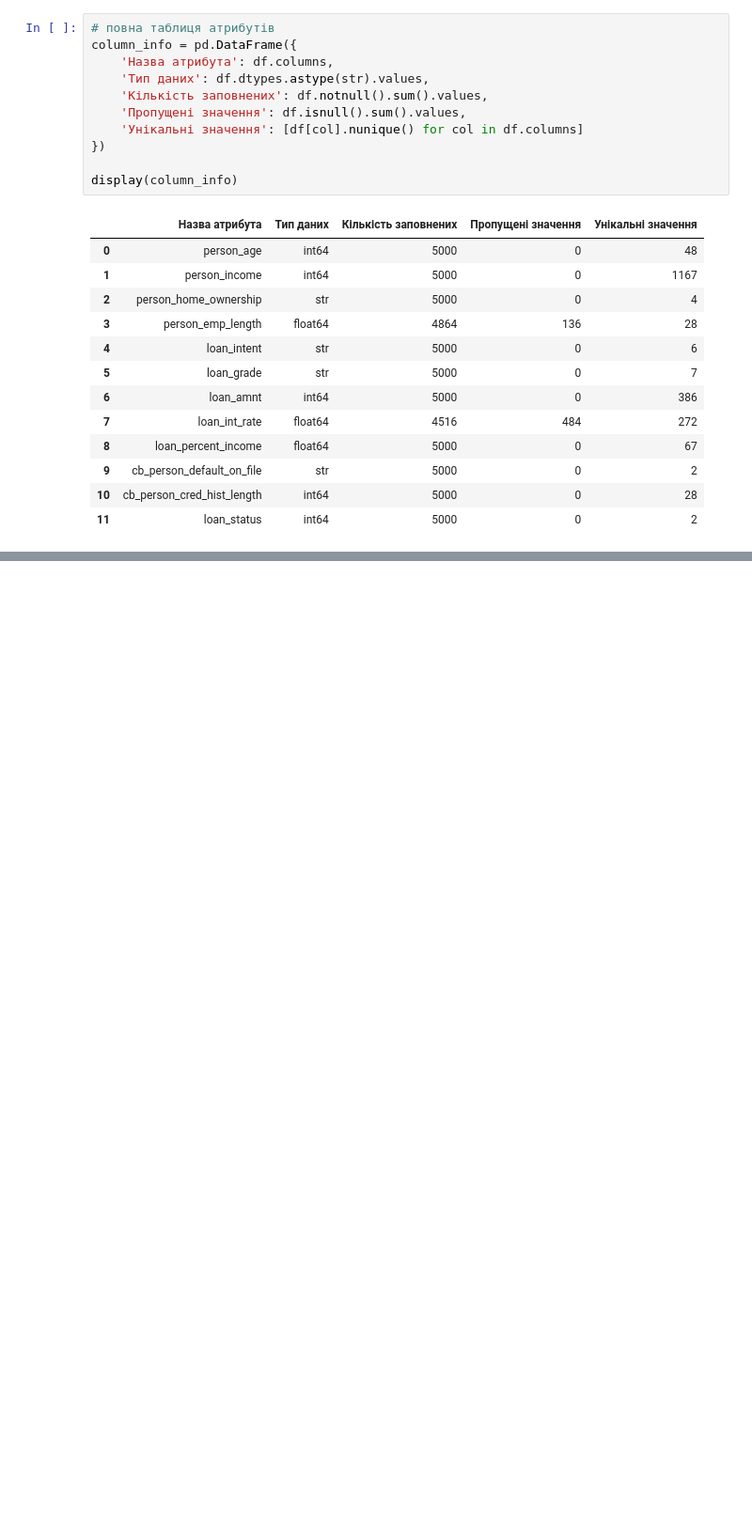
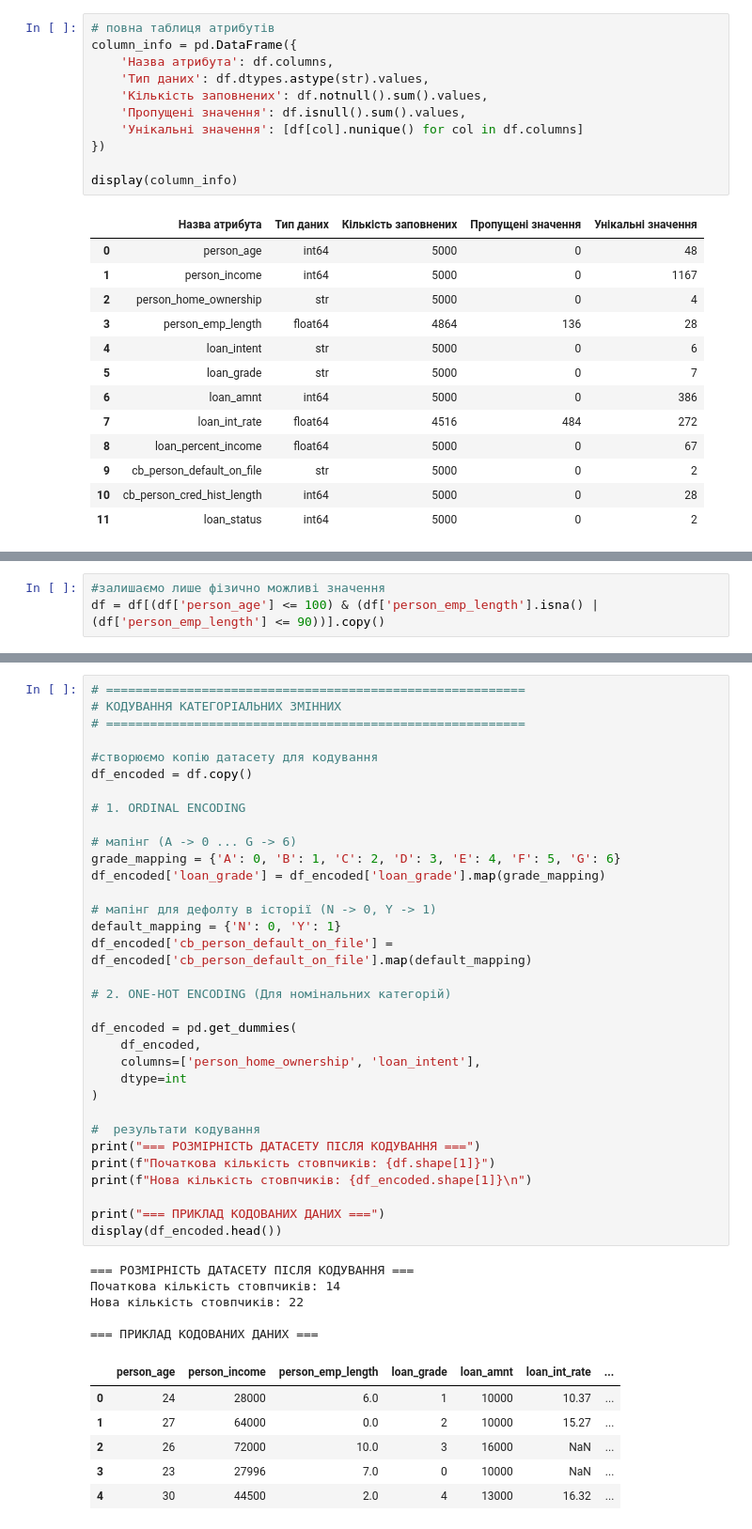
Before and after one commit to sonyalev/credit-risk, a Jupyter notebook: Stage1.ipynb, the cells around one changed output, grey strips where cells are left out. Shown at 94% size. Cells and saved outputs as stored; diff of their text form; blank space fills up the shorter version.

```diff
--- a/Stage1.ipynb
+++ b/Stage1.ipynb
@@ -83,0 +219,3 @@ plt.show()
+# %%
+#залишаємо лише фізично можливі значення
+df = df[(df['person_age'] <= 100) & (df['person_emp_length'].isna() | (df['person_emp_length'] <= 90))].copy()
@@ -83,0 +233,45 @@ plt.show()
+# %%
+# =========================================================
+# КОДУВАННЯ КАТЕГОРІАЛЬНИХ ЗМІННИХ
+# =========================================================
+
+#створюємо копію датасету для кодування
+df_encoded = df.copy()
+
+# 1. ORDINAL ENCODING
+
+# мапінг (A -> 0 ... G -> 6)
+grade_mapping = {'A': 0, 'B': 1, 'C': 2, 'D': 3, 'E': 4, 'F': 5, 'G': 6}
+df_encoded['loan_grade'] = df_encoded['loan_grade'].map(grade_mapping)
+
+# мапінг для дефолту в історії (N -> 0, Y -> 1)
+default_mapping = {'N': 0, 'Y': 1}
+df_encoded['cb_person_default_on_file'] = df_encoded['cb_person_default_on_file'].map(default_mapping)
+
+# 2. ONE-HOT ENCODING (Для номінальних категорій)
+
+df_encoded = pd.get_dummies(
+    df_encoded,
+    columns=['person_home_ownership', 'loan_intent'],
+    dtype=int
+)
+
+#  результати кодування
+print("=== РОЗМІРНІСТЬ ДАТАСЕТУ ПІСЛЯ КОДУВАННЯ ===")
+print(f"Початкова кількість стовпчиків: {df.shape[1]}")
+print(f"Нова кількість стовпчиків: {df_encoded.shape[1]}\n")
+
+print("=== ПРИКЛАД КОДОВАНИХ ДАНИХ ===")
+display(df_encoded.head())
+# %% [output]
+=== РОЗМІРНІСТЬ ДАТАСЕТУ ПІСЛЯ КОДУВАННЯ ===
+Початкова кількість стовпчиків: 14
+Нова кількість стовпчиків: 22
+
+=== ПРИКЛАД КОДОВАНИХ ДАНИХ ===
+|  | person_age | person_income | person_emp_length | loan_grade | loan_amnt | loan_int_rate | ... |
+| 0 | 24 | 28000 | 6.0 | 1 | 10000 | 10.37 | ... |
+| 1 | 27 | 64000 | 0.0 | 2 | 10000 | 15.27 | ... |
+| 2 | 26 | 72000 | 10.0 | 3 | 16000 | NaN | ... |
+| 3 | 23 | 27996 | 7.0 | 0 | 10000 | NaN | ... |
+| 4 | 30 | 44500 | 2.0 | 4 | 13000 | 16.32 | ... |
```
Also changed, not shown: parts of 18 cells of this notebook.
